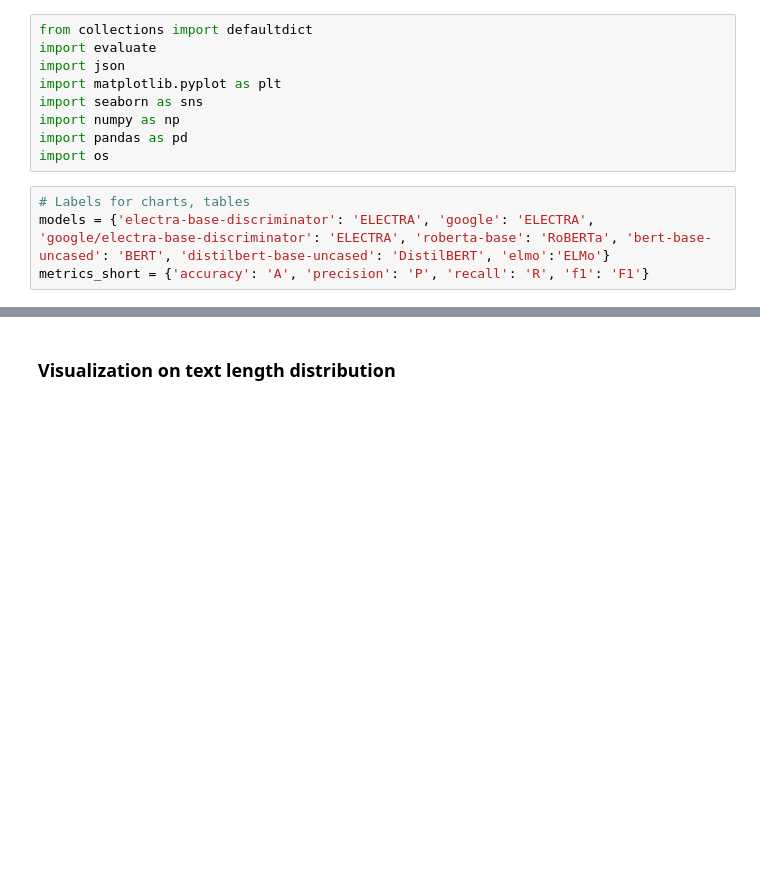
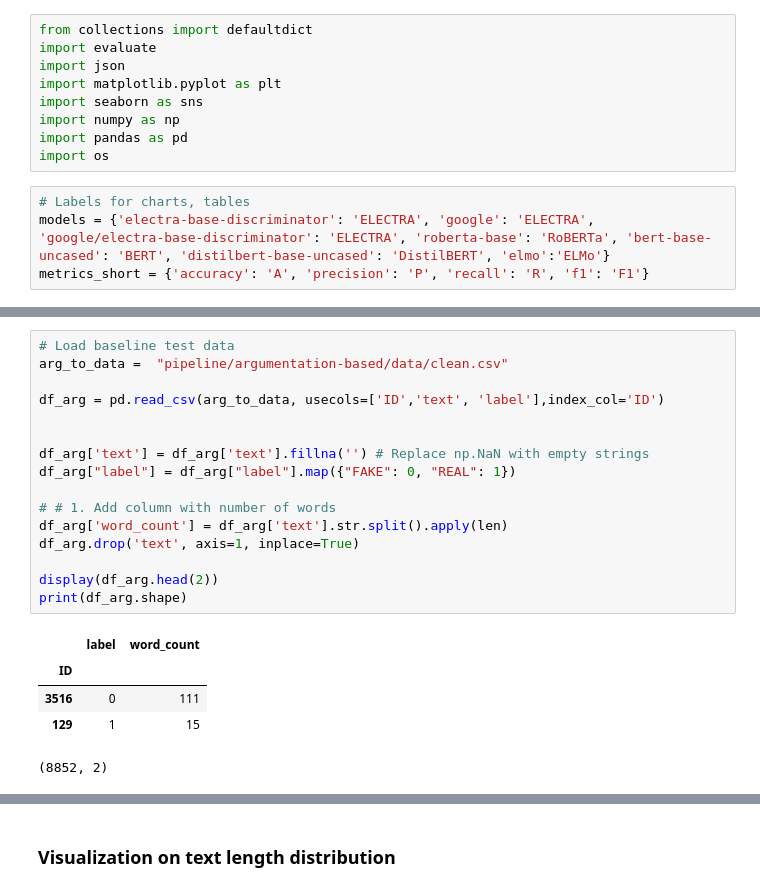
Before and after one commit to himayla/fake_news, a Jupyter notebook: visualization.ipynb, the cells around one changed output, grey strips where cells are left out. Drawn from its saved outputs; the diff is of its cells as text; blank space fills up the shorter version.

```diff
--- a/visualization.ipynb
+++ b/visualization.ipynb
@@ -13,0 +44,22 @@ metrics_short = {'accuracy': 'A', 'precision': 'P', 'recall': 'R', 'f1': 'F1'}
+# %%
+# Load baseline test data
+arg_to_data =  "pipeline/argumentation-based/data/clean.csv"
+
+df_arg = pd.read_csv(arg_to_data, usecols=['ID','text', 'label'],index_col='ID')
+
+
+df_arg['text'] = df_arg['text'].fillna('') # Replace np.NaN with empty strings
+df_arg["label"] = df_arg["label"].map({"FAKE": 0, "REAL": 1})
+
+# # 1. Add column with number of words
+df_arg['word_count'] = df_arg['text'].str.split().apply(len)
+df_arg.drop('text', axis=1, inplace=True)
+
+display(df_arg.head(2))
+print(df_arg.shape)
+# %% [output]
+|  | label | word_count |
+| ID |  |  |
+| 3516 | 0 | 111 |
+| 129 | 1 | 15 |
+(8852, 2)
```
Also changed, not shown: parts of 13 cells of this notebook, 3 other files.
